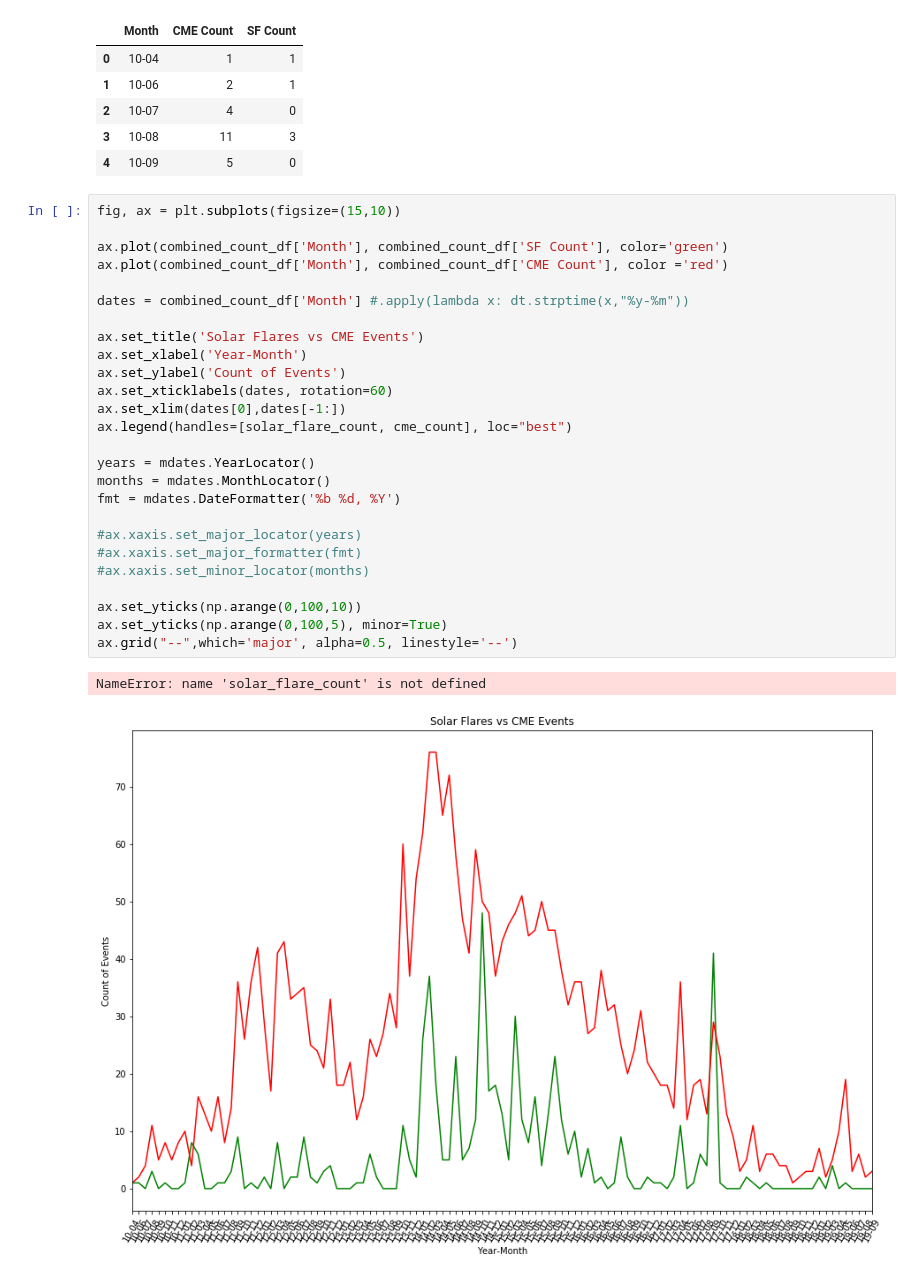
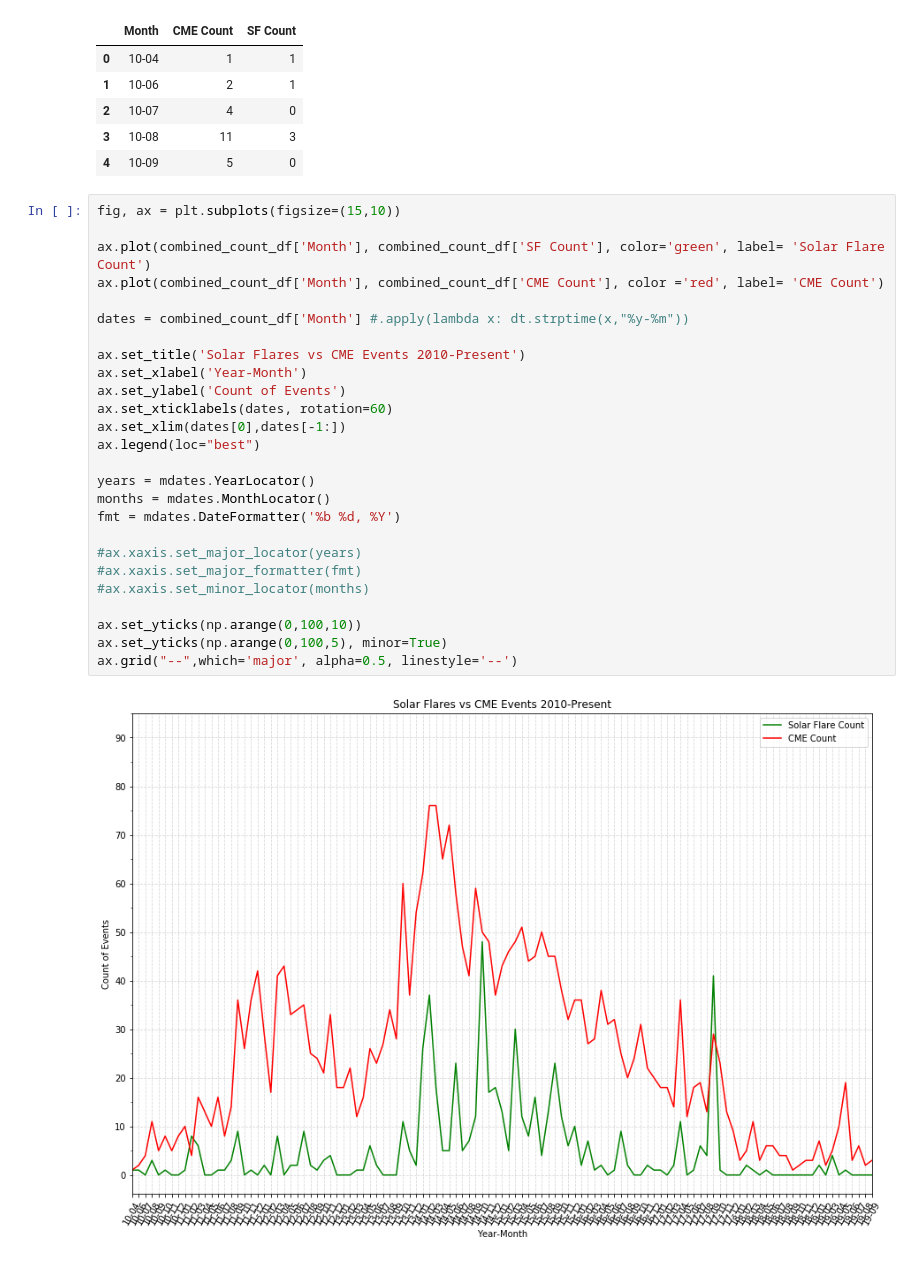
Before and after one commit to rockhound03/Project1, a Jupyter notebook: modules/Final Data Analysis.ipynb, the cells around one changed output. Drawn from its saved outputs; the diff is of its cells as text.

```diff
--- a/modules/Final Data Analysis.ipynb
+++ b/modules/Final Data Analysis.ipynb
@@ -338,29 +338,28 @@ combined_count_df.head()
 # %%
 fig, ax = plt.subplots(figsize=(15,10))
 
-ax.plot(combined_count_df['Month'], combined_count_df['SF Count'], color='green')
-ax.plot(combined_count_df['Month'], combined_count_df['CME Count'], color ='red')
+ax.plot(combined_count_df['Month'], combined_count_df['SF Count'], color='green', label= 'Solar Flare Count')
+ax.plot(combined_count_df['Month'], combined_count_df['CME Count'], color ='red', label= 'CME Count')
 
 dates = combined_count_df['Month'] #.apply(lambda x: dt.strptime(x,"%y-%m"))
 
-ax.set_title('Solar Flares vs CME Events')
+ax.set_title('Solar Flares vs CME Events 2010-Present')
 ax.set_xlabel('Year-Month')
 ax.set_ylabel('Count of Events')
 ax.set_xticklabels(dates, rotation=60)
 ax.set_xlim(dates[0],dates[-1:])
-ax.legend(handles=[solar_flare_count, cme_count], loc="best")
+ax.legend(loc="best")
 
 years = mdates.YearLocator()
 months = mdates.MonthLocator()
 fmt = mdates.DateFormatter('%b %d, %Y')
 
 #ax.xaxis.set_major_locator(years)
 #ax.xaxis.set_major_formatter(fmt)
 #ax.xaxis.set_minor_locator(months)
 
 ax.set_yticks(np.arange(0,100,10))
 ax.set_yticks(np.arange(0,100,5), minor=True)
 ax.grid("--",which='major', alpha=0.5, linestyle='--')
 # %% [output]
-NameError: name 'solar_flare_count' is not defined
-[figure, old version]
+[figure, new version]
```
